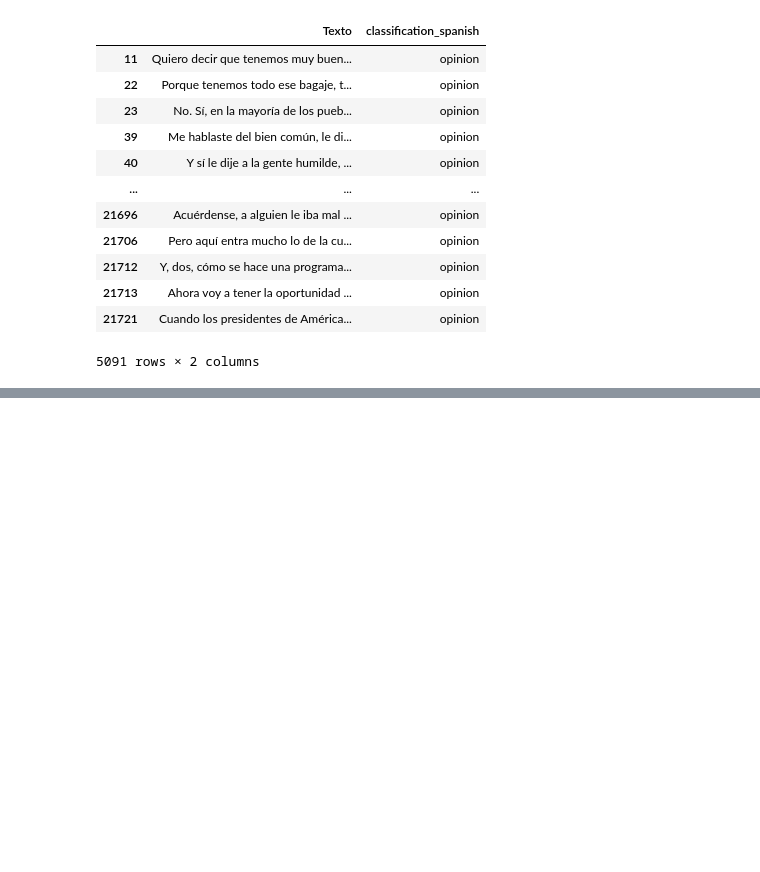
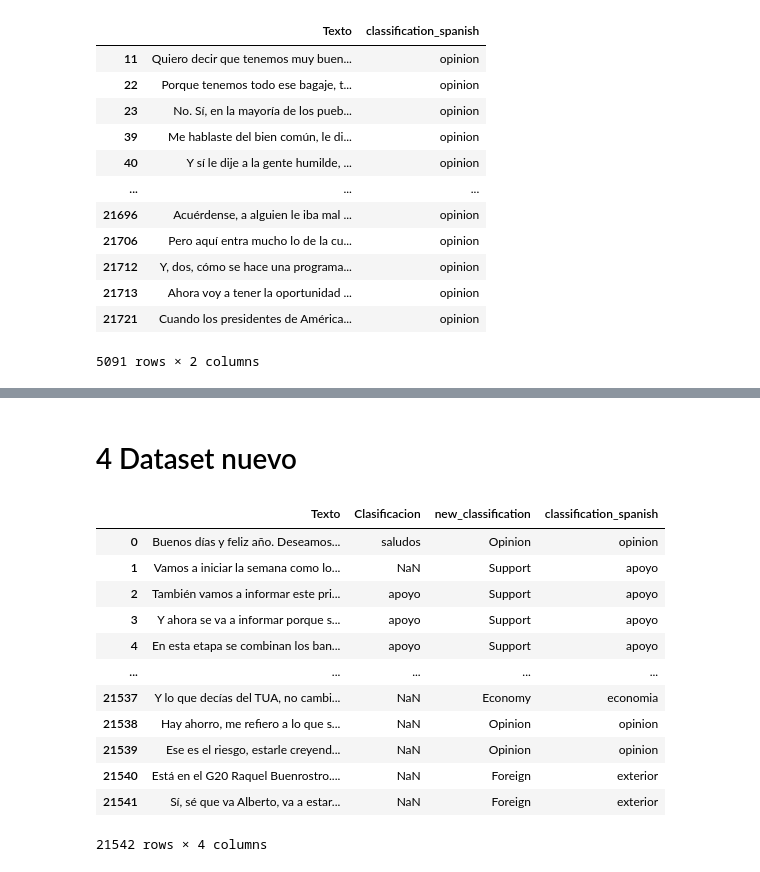
Before and after one commit to danielhtoledo2002/AMLO-CLASIFIER, a Jupyter notebook: OpenAi/Classify_amlo.ipynb, the cells around one changed output, grey strips where cells are left out. Saved outputs shown, nothing was run; the diff lists cells and outputs as text; code cells hidden in the pictures; blank space fills up the shorter version.

```diff
--- a/OpenAi/Classify_amlo.ipynb
+++ b/OpenAi/Classify_amlo.ipynb
@@ -307,0 +345,23 @@ de_opinion.to_csv('amlo_clasify_opinion.csv', index=False)
+# %% [markdown]
+# 4 Dataset nuevo
+# %%
+import pandas as pd
+
+df = pd.read_csv('amlo_clasify_chatpgt4.csv')
+#df = df.head(50)
+#df.reset_index(inplace=True)
+df
+# %% [output]
+|  | Texto | Clasificacion | new_classification | classification_spanish |
+| 0 | Buenos días y feliz año. Deseamos... | saludos | Opinion | opinion |
+| 1 | Vamos a iniciar la semana como lo... | NaN | Support | apoyo |
+| 2 | También vamos a informar este pri... | apoyo | Support | apoyo |
+| 3 | Y ahora se va a informar porque s... | apoyo | Support | apoyo |
+| 4 | En esta etapa se combinan los ban... | apoyo | Support | apoyo |
+| ... | ... | ... | ... | ... |
+| 21537 | Y lo que decías del TUA, no cambi... | NaN | Economy | economia |
+| 21538 | Hay ahorro, me refiero a lo que s... | NaN | Opinion | opinion |
+| 21539 | Ese es el riesgo, estarle creyend... | NaN | Opinion | opinion |
+| 21540 | Está en el G20 Raquel Buenrostro.... | NaN | Foreign | exterior |
+| 21541 | Sí, sé que va Alberto, va a estar... | NaN | Foreign | exterior |
+21542 rows × 4 columns
```
Also changed, not shown: parts of 14 cells of this notebook, 3 other files.
